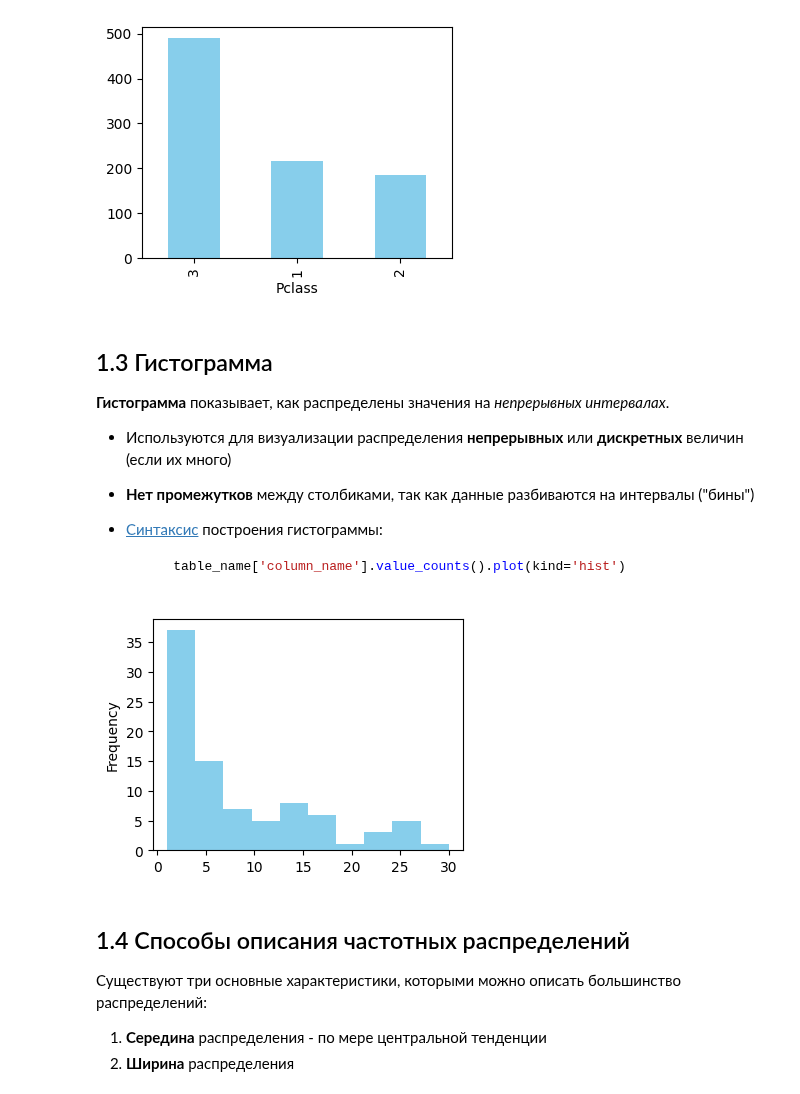
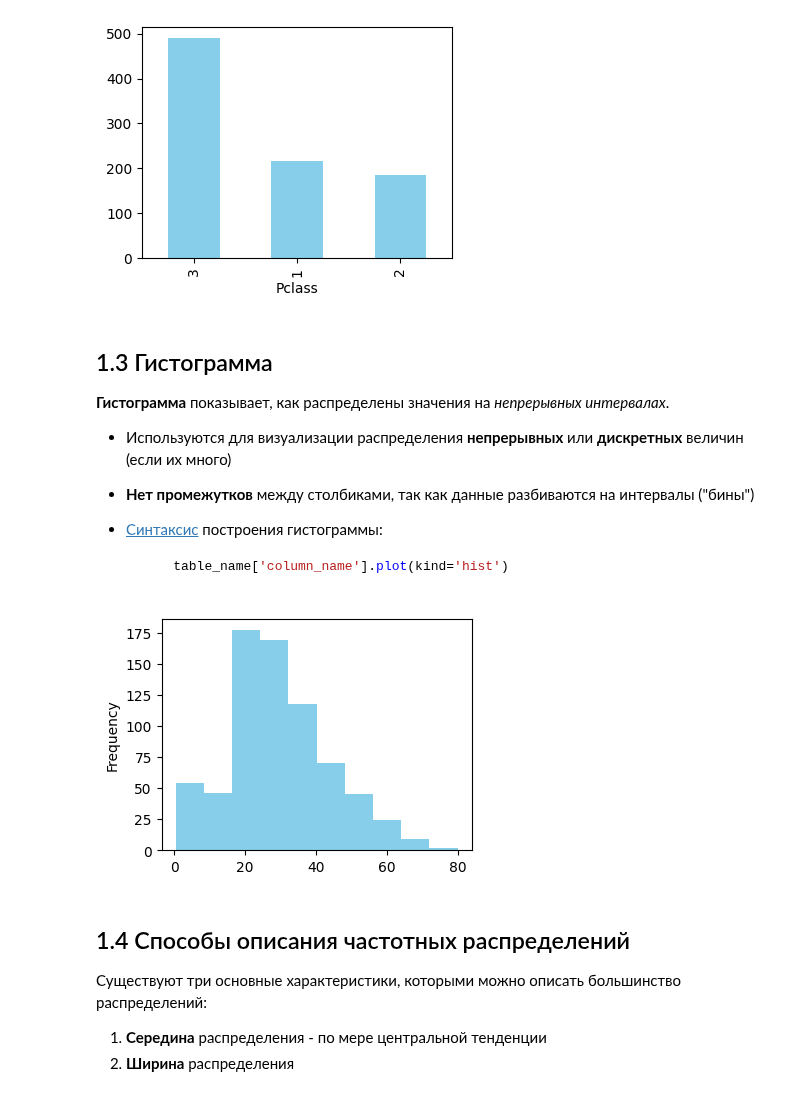
Before and after one commit to ksumarshmallow/Data-Analysis-Media-24, a Jupyter notebook: Seminars/Sem5/Sem5.ipynb, the cells around one changed output. Drawn from its saved outputs; the diff is of its cells as text; code cells hidden in the pictures.

````diff
--- a/Seminars/Sem5/Sem5.ipynb
+++ b/Seminars/Sem5/Sem5.ipynb
@@ -75,12 +75,12 @@ df['Pclass'].value_counts().plot(kind='bar', figsize=(4, 3), color='skyblue');
 - [Синтаксис](https://pandas.pydata.org/pandas-docs/stable/reference/api/pandas.DataFrame.plot.html) построения гистограммы:
 
     ```python
-        table_name['column_name'].value_counts().plot(kind='hist')
+        table_name['column_name'].plot(kind='hist')
     ```
 # %%
-df['Age'].value_counts().plot(kind='hist', figsize=(4, 3), color='skyblue');
+df['Age'].plot(kind='hist', figsize=(4, 3), color='skyblue');
 # %% [output]
-[figure, old version]
+[figure, new version]
 # %% [markdown]
 ## 1.4 Способы описания частотных распределений
 Существуют три основные характеристики, которыми можно описать большинство распределений:
````
